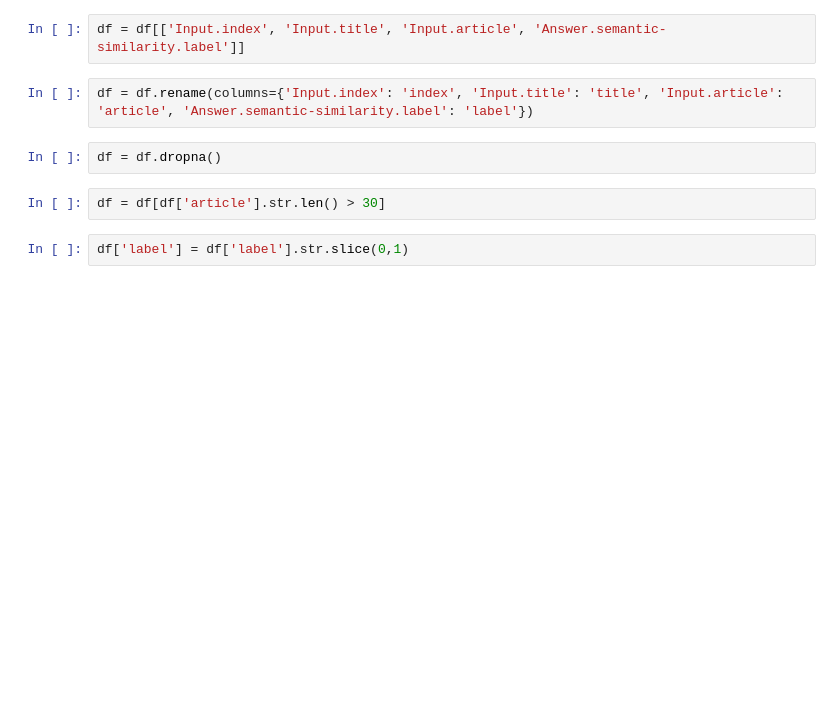
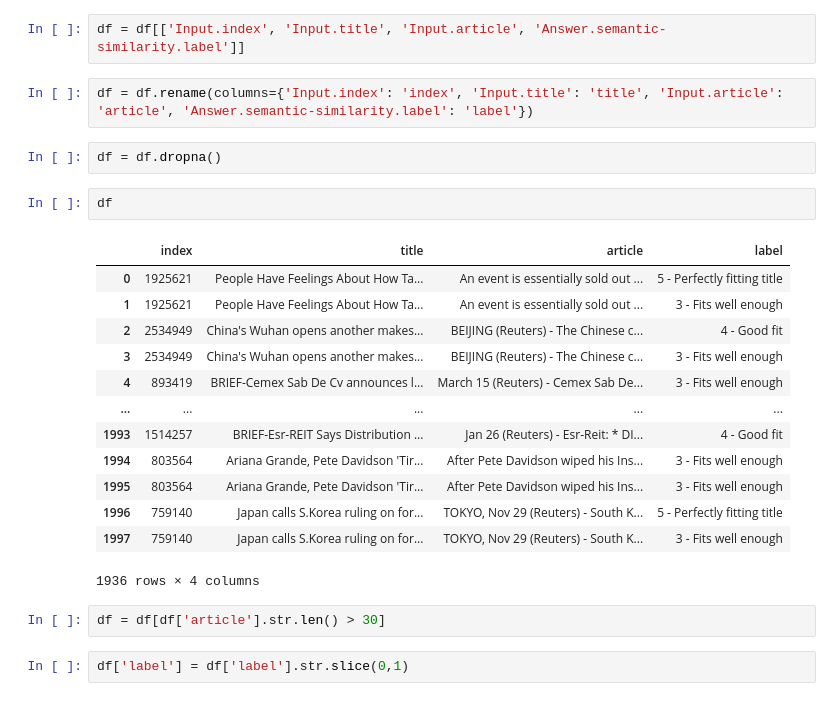
Before and after one commit to weTobias/news-title-article-correlation-model, a Jupyter notebook: code/notebooks/clean-labeled-set.ipynb, the cells around one changed output. Saved outputs shown, nothing was run; the diff lists cells and outputs as text; blank space fills up the shorter version.

```diff
--- a/code/notebooks/clean-labeled-set.ipynb
+++ b/code/notebooks/clean-labeled-set.ipynb
@@ -10,6 +10,22 @@ df = df[['Input.index', 'Input.title', 'Input.article', 'Answer.semantic-similar
 df = df.rename(columns={'Input.index': 'index', 'Input.title': 'title', 'Input.article': 'article', 'Answer.semantic-similarity.label': 'label'})
 # %%
 df = df.dropna()
+# %%
+df
+# %% [output]
+|  | index | title | article | label |
+| 0 | 1925621 | People Have Feelings About How Ta... | An event is essentially sold out ... | 5 - Perfectly fitting title |
+| 1 | 1925621 | People Have Feelings About How Ta... | An event is essentially sold out ... | 3 - Fits well enough |
+| 2 | 2534949 | China's Wuhan opens another makes... | BEIJING (Reuters) - The Chinese c... | 4 - Good fit |
+| 3 | 2534949 | China's Wuhan opens another makes... | BEIJING (Reuters) - The Chinese c... | 3 - Fits well enough |
+| 4 | 893419 | BRIEF-Cemex Sab De Cv announces l... | March 15 (Reuters) - Cemex Sab De... | 3 - Fits well enough |
+| ... | ... | ... | ... | ... |
+| 1993 | 1514257 | BRIEF-Esr-REIT Says Distribution ... | Jan 26 (Reuters) - Esr-Reit: * DI... | 4 - Good fit |
+| 1994 | 803564 | Ariana Grande, Pete Davidson 'Tir... | After Pete Davidson wiped his Ins... | 3 - Fits well enough |
+| 1995 | 803564 | Ariana Grande, Pete Davidson 'Tir... | After Pete Davidson wiped his Ins... | 3 - Fits well enough |
+| 1996 | 759140 | Japan calls S.Korea ruling on for... | TOKYO, Nov 29 (Reuters) - South K... | 5 - Perfectly fitting title |
+| 1997 | 759140 | Japan calls S.Korea ruling on for... | TOKYO, Nov 29 (Reuters) - South K... | 3 - Fits well enough |
+1936 rows × 4 columns
 # %%
 df = df[df['article'].str.len() > 30]
 # %%
```
Also changed, not shown: parts of 2 cells of this notebook, 9 other files.
